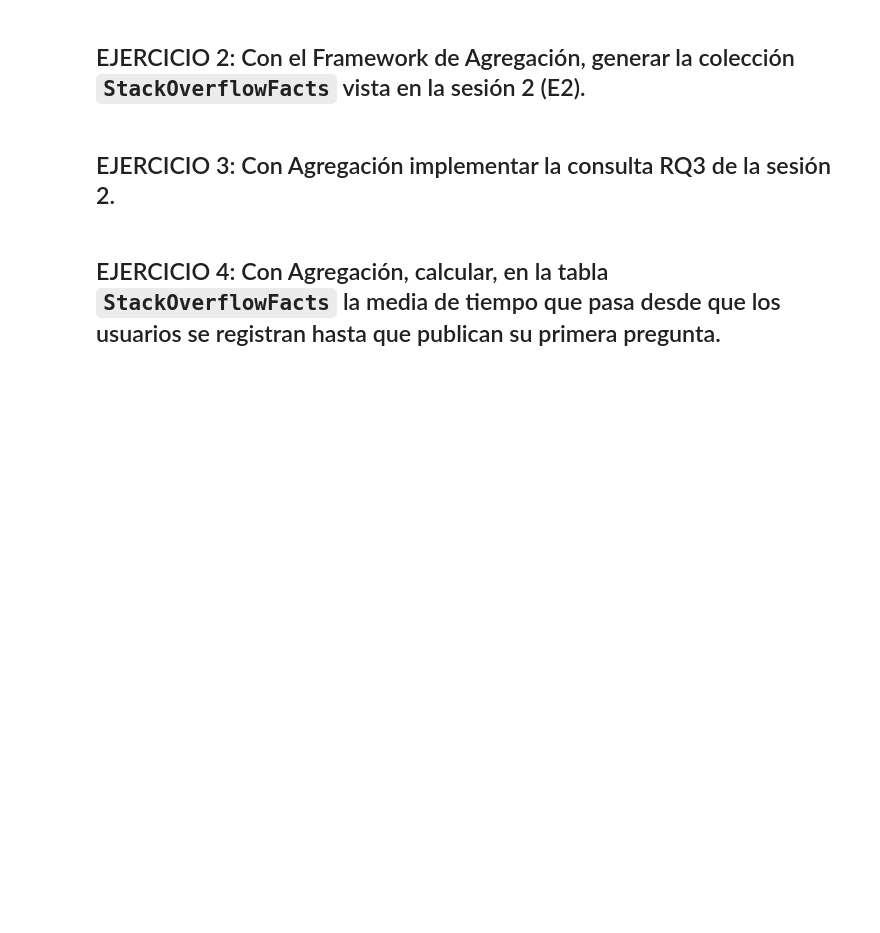
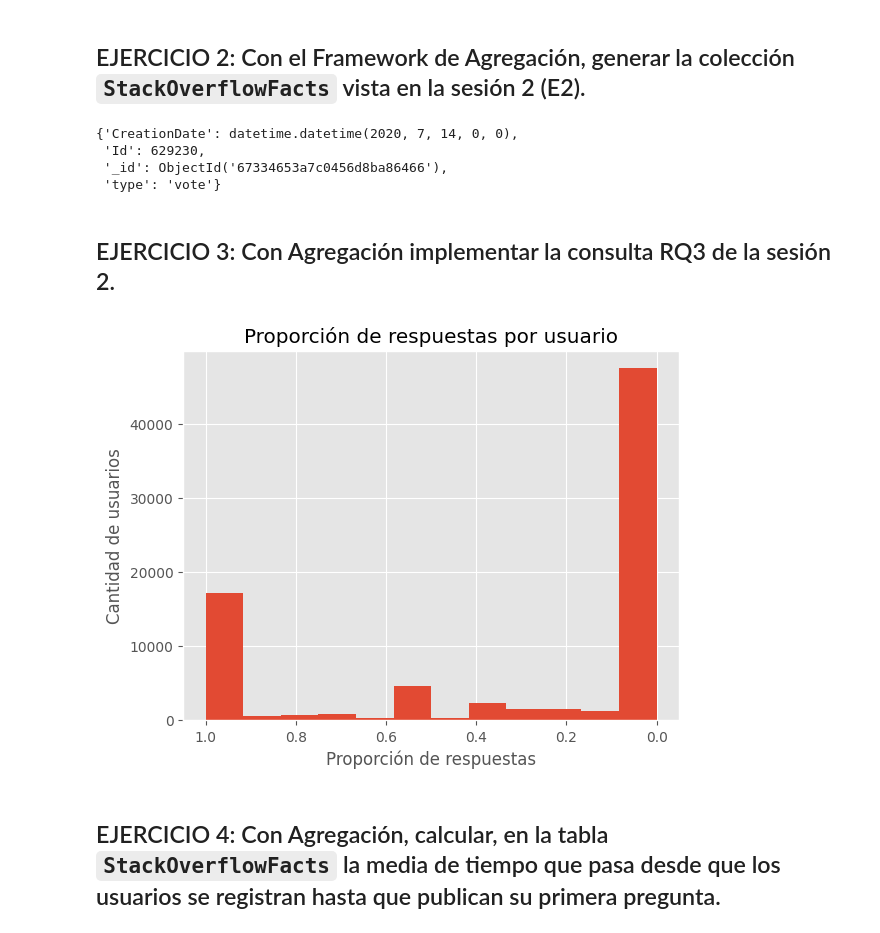
Before and after one commit to juanluserra/master_bigdata, a Jupyter notebook: BASES DE DATOS/Practicas/mongodb/sesion4.ipynb, the cells around one changed output. Drawn from its saved outputs; the diff is of its cells as text; code cells hidden in the pictures; blank space fills up the shorter version.

Commit message:
practica mongoDB finalizada (V1)

```diff
--- a/BASES DE DATOS/Practicas/mongodb/sesion4.ipynb
+++ b/BASES DE DATOS/Practicas/mongodb/sesion4.ipynb
@@ -8,10 +8,7 @@ Esta hoja muestra cómo acceder a bases de datos MongoDB y también a conectar l
 RunningInCOLAB = 'google.colab' in str(get_ipython()) if hasattr(__builtins__,'__IPYTHON__') else False
 # %%
 import os
-import sys
-db_hostname = os.getenv('DB_HOSTNAME') or ("localhost" if RunningInCOLAB else "mongo")
-if'vscode' in sys.modules or os.getenv('VSCODE_PID') is not None:
-    db_hostname = "localhost"
+db_hostname = os.getenv('DB_HOSTNAME') or ("localhost" if RunningInCOLAB or 'VSCODE_PID' in os.environ else "mongo")
 # %%
 !sudo apt-get update -qq
 # %% [output]
@@ -907,4 +975,45 @@ avg_answer_time
+# %%
+doc = db.StackOverflowFacts.aggregate([{'$sample': {'size': 1}}]).next()
+pp(doc)
+# %% [output]
+{'CreationDate': datetime.datetime(2020, 7, 14, 0, 0),
+ 'Id': 629230,
+ '_id': ObjectId('67334653a7c0456d8ba86466'),
+ 'type': 'vote'}
 # %% [markdown]
 ## EJERCICIO 3: Con Agregación implementar la consulta RQ3 de la sesión 2.
+# %%
+# Create indexes for optimization
+db.posts.create_index([('OwnerUserId', ASCENDING)])
+db.posts.create_index([('PostTypeId', ASCENDING)])
+
+# Aggregate query to analyze developers' posts
+result = db.posts.aggregate([
+    {"$match": {"PostTypeId": {"$in": [1, 2]}}},  # Match questions (1) and answers (2)
+    {"$group": {
+        "_id": "$OwnerUserId",
+        "totalPosts": {"$sum": 1},
+        "totalAnswers": {"$sum": {"$cond": [{"$eq": ["$PostTypeId", 2]}, 1, 0]}}
+    }},
+    {"$project": {
+        "_id": 0,
+        "OwnerUserId": "$_id",
+        "totalPosts": 1,
+        "totalAnswers": 1,
+        "answerProportion": {"$divide": ["$totalAnswers", "$totalPosts"]}
+    }},
+    {"$sort": {"answerProportion": -1}},
+])
+
+# Iterate over the result
+df_result = pd.DataFrame(list(result))
+df_result["answerProportion"].plot.hist(bins=12)
+plt.title("Proporción de respuestas por usuario")
+plt.xlabel("Proporción de respuestas")
+plt.ylabel("Cantidad de usuarios")
+plt.gca().invert_xaxis()
+plt.show()
+# %% [output]
+[figure, added]
 # %% [markdown]
 ## EJERCICIO 4: Con Agregación, calcular, en la tabla `StackOverflowFacts` la media de tiempo que pasa desde que los usuarios se registran hasta que publican su primera pregunta.
```
Also changed, not shown: parts of 23 cells of this notebook, 2 other files.
